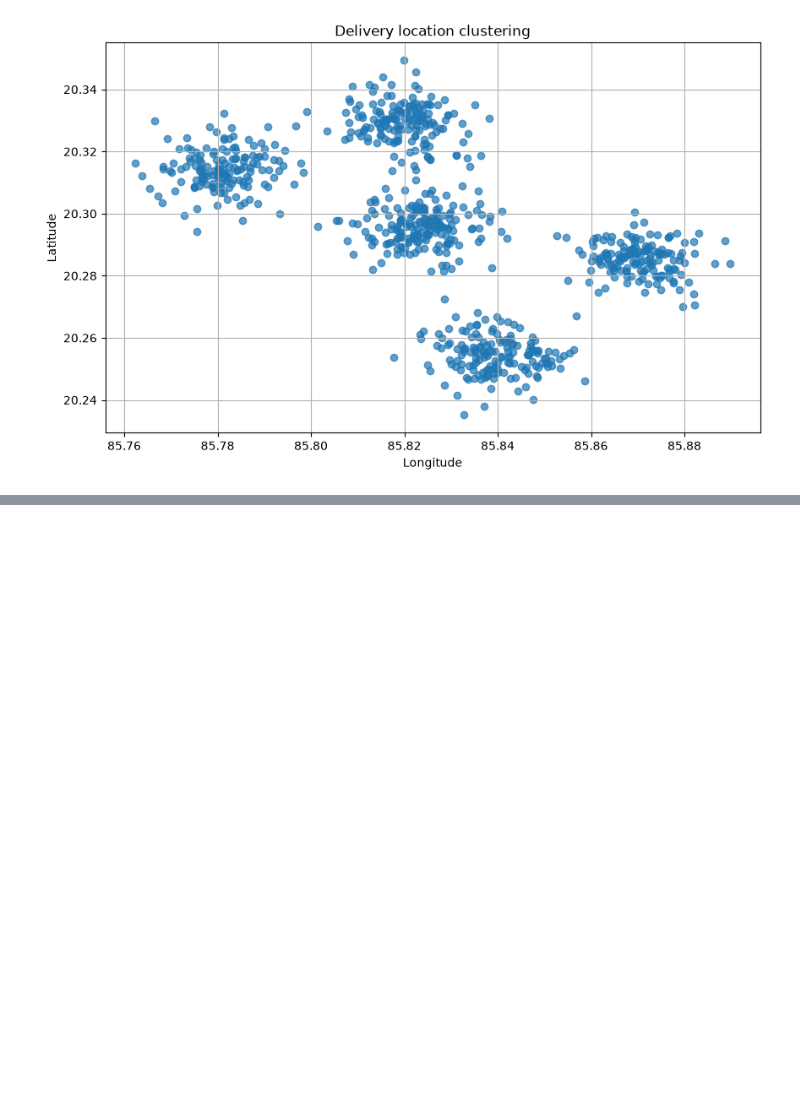
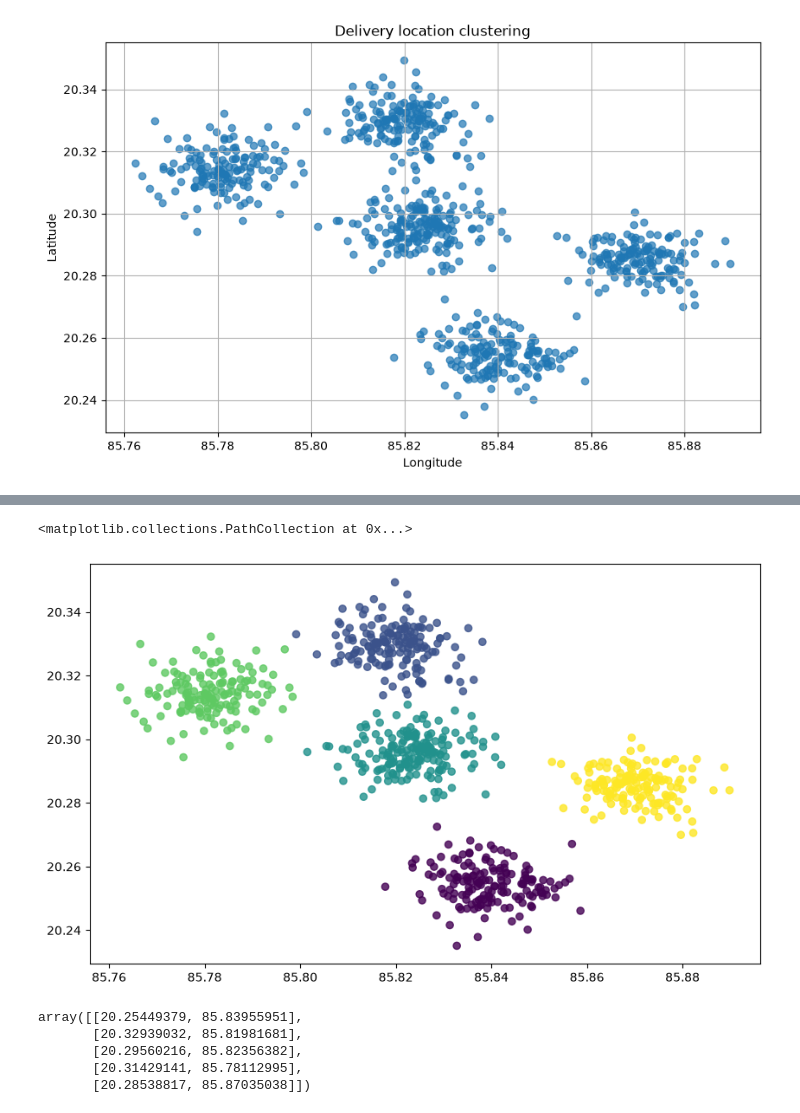
Before and after one commit to bhabanisipu/Delivery_Location_Clustering, a Jupyter notebook: notebooks/delivery_clustering.ipynb, the cells around one changed output, grey strips where cells are left out. Cells and saved outputs as stored; diff of their text form; code cells hidden in the pictures; blank space fills up the shorter version.

```diff
--- a/notebooks/delivery_clustering.ipynb
+++ b/notebooks/delivery_clustering.ipynb
@@ -131,0 +140,4 @@ plt.plot(wcss,marker="*")
+# %%
+kmean = KMeans(n_clusters=5,init='k-means++',random_state=True)
+df['Cluster'] = kmean.fit_predict(x)
+df
@@ -131,0 +182,22 @@ plt.plot(wcss,marker="*")
+# %%
+plt.figure(figsize=(10, 6))
+
+plt.scatter(
+    df["Longitude"],
+    df["Latitude"],
+    c=df["Cluster"],
+    cmap="viridis",
+    s=35,
+    alpha=0.8
+)
+# %% [output]
+<matplotlib.collections.PathCollection at 0x...>
+[figure, added]
+# %%
+kmean.cluster_centers_
+# %% [output]
+array([[20.25449379, 85.83955951],
+       [20.32939032, 85.81981681],
+       [20.29560216, 85.82356382],
+       [20.31429141, 85.78112995],
+       [20.28538817, 85.87035038]])
```
Also changed, not shown: parts of 11 cells of this notebook.
